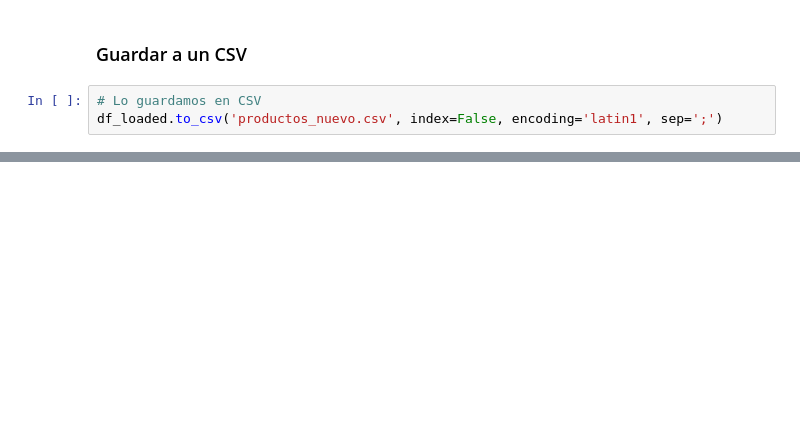
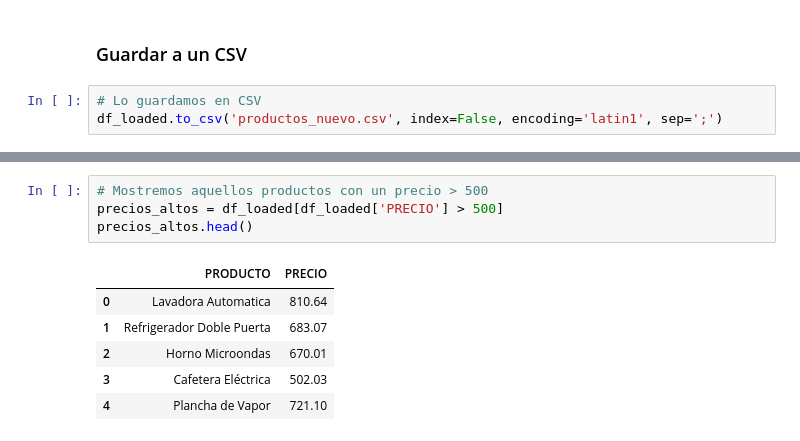
Before and after one commit to evamanriquesz/pythonCampus, a Jupyter notebook: Jueves.ipynb, the cells around one changed output, grey strips where cells are left out. Cells and saved outputs as stored; diff of their text form; blank space fills up the shorter version.

```diff
--- a/Jueves.ipynb
+++ b/Jueves.ipynb
@@ -238,0 +276,11 @@ df_loaded.to_csv('productos_nuevo.csv', index=False, encoding='latin1', sep=';')
+# %%
+# Mostremos aquellos productos con un precio > 500
+precios_altos = df_loaded[df_loaded['PRECIO'] > 500]
+precios_altos.head()
+# %% [output]
+|  | PRODUCTO | PRECIO |
+| 0 | Lavadora Automatica | 810.64 |
+| 1 | Refrigerador Doble Puerta | 683.07 |
+| 2 | Horno Microondas | 670.01 |
+| 3 | Cafetera Eléctrica | 502.03 |
+| 4 | Plancha de Vapor | 721.10 |
```
Also changed, not shown: parts of 18 cells of this notebook, 1 other file.
